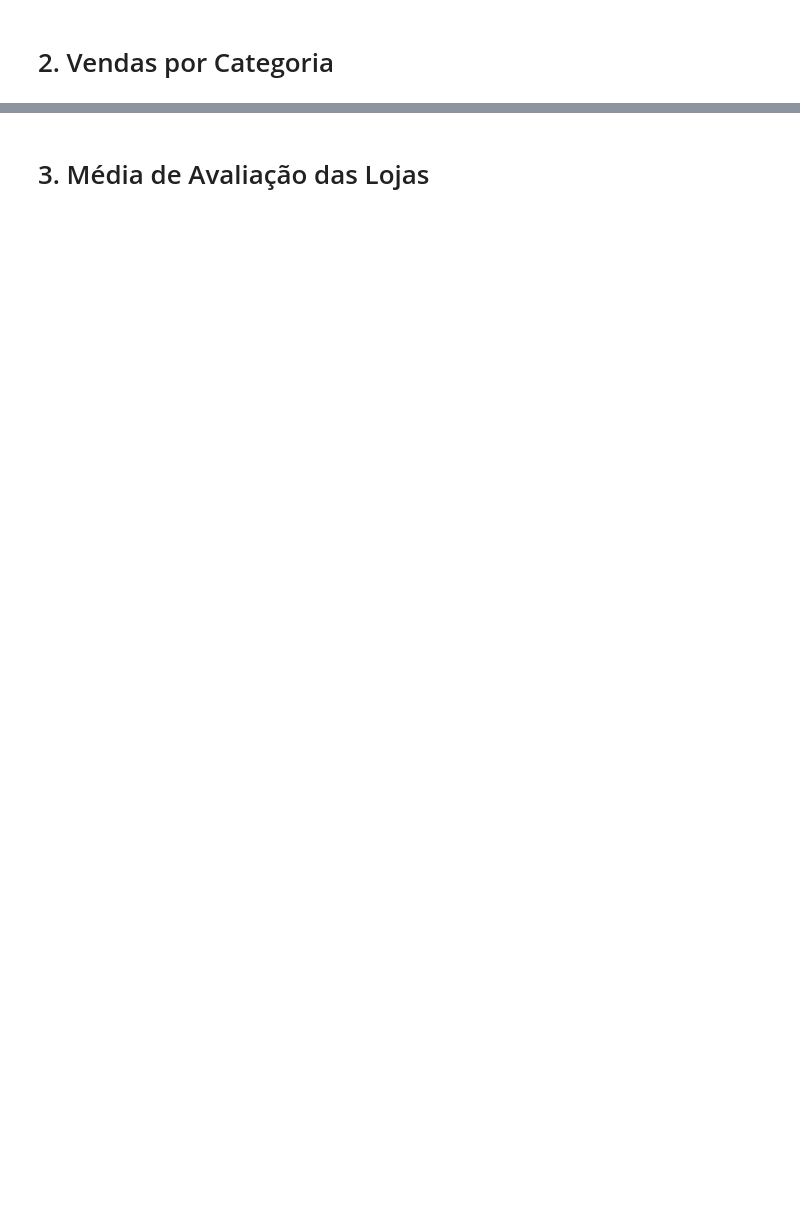
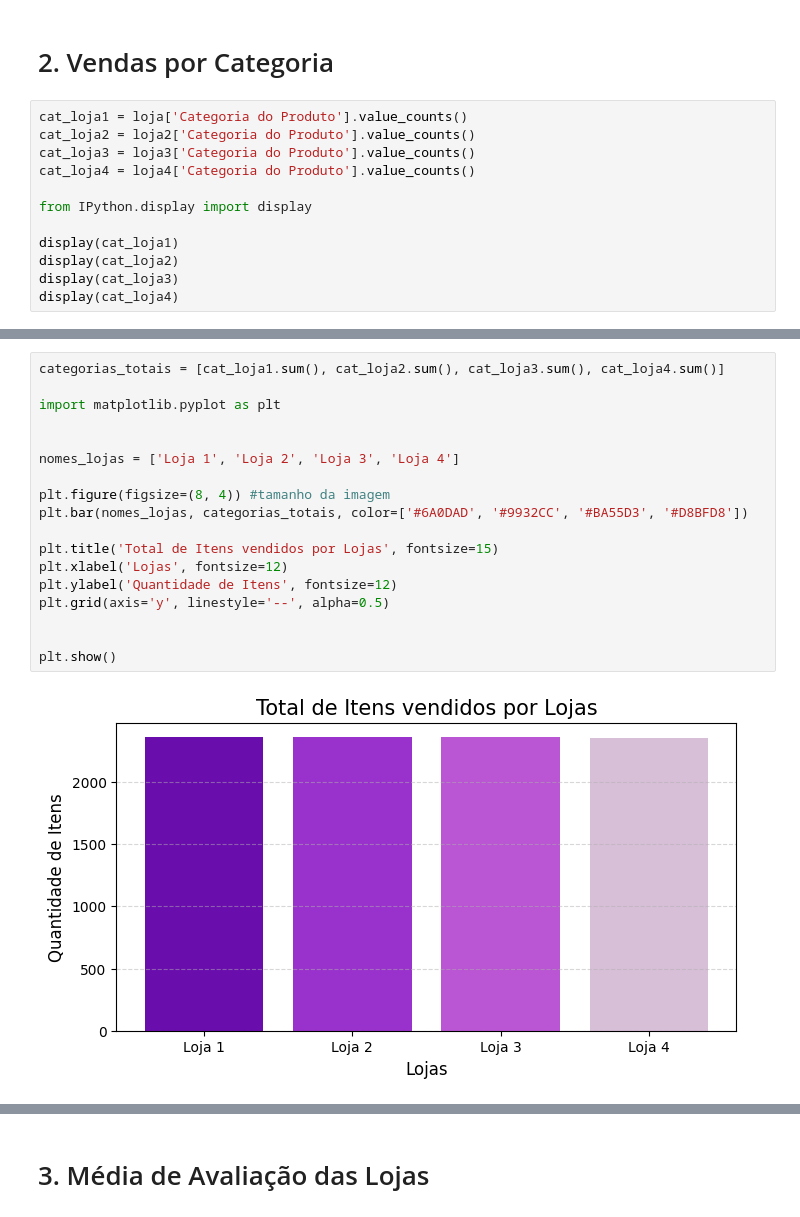
Before and after one commit to me-santana/Challenge-Alura-Store, a Jupyter notebook: AluraStoreBrasil.ipynb, the cells around one changed output, grey strips where cells are left out. Saved outputs shown, nothing was run; the diff lists cells and outputs as text; blank space fills up the shorter version.

```diff
--- a/AluraStoreBrasil.ipynb
+++ b/AluraStoreBrasil.ipynb
@@ -28,2 +72,14 @@ loja.head()
 # %% [markdown]
 # 2. Vendas por Categoria
+# %%
+cat_loja1 = loja['Categoria do Produto'].value_counts()
+cat_loja2 = loja2['Categoria do Produto'].value_counts()
+cat_loja3 = loja3['Categoria do Produto'].value_counts()
+cat_loja4 = loja4['Categoria do Produto'].value_counts()
+
+from IPython.display import display
+
+display(cat_loja1)
+display(cat_loja2)
+display(cat_loja3)
+display(cat_loja4)
@@ -29,0 +131,20 @@ loja.head()
+# %%
+categorias_totais = [cat_loja1.sum(), cat_loja2.sum(), cat_loja3.sum(), cat_loja4.sum()]
+
+import matplotlib.pyplot as plt
+
+
+nomes_lojas = ['Loja 1', 'Loja 2', 'Loja 3', 'Loja 4']
+
+plt.figure(figsize=(8, 4)) #tamanho da imagem
+plt.bar(nomes_lojas, categorias_totais, color=['#6A0DAD', '#9932CC', '#BA55D3', '#D8BFD8'])
+
+plt.title('Total de Itens vendidos por Lojas', fontsize=15)
+plt.xlabel('Lojas', fontsize=12)
+plt.ylabel('Quantidade de Itens', fontsize=12)
+plt.grid(axis='y', linestyle='--', alpha=0.5)
+
+
+plt.show()
+# %% [output]
+[figure, added]
```
Also changed, not shown: parts of 13 cells of this notebook.
